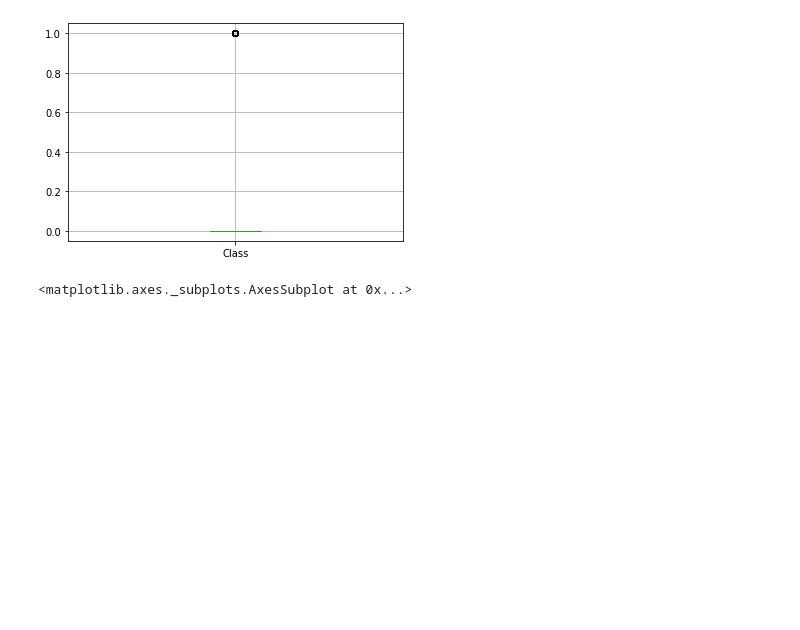
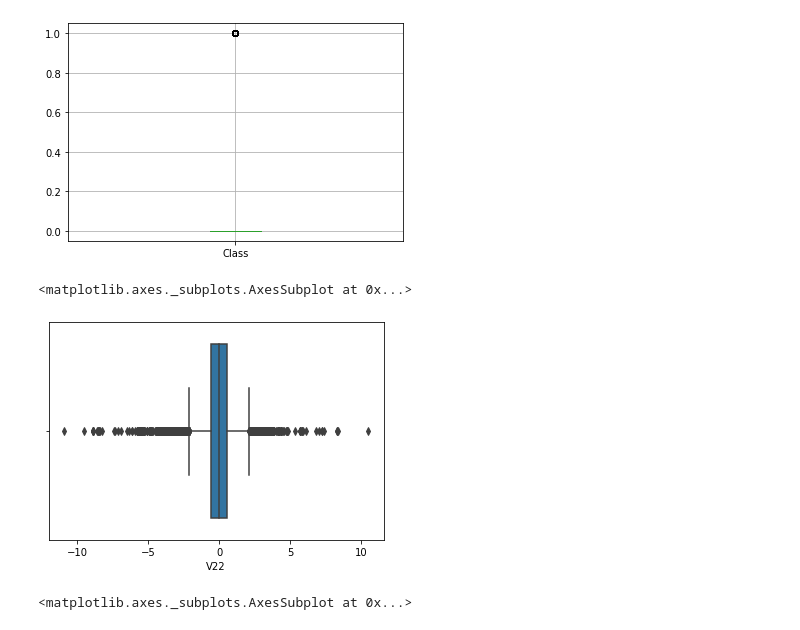
Before and after one commit to ipatel467/Credit-Card-Fraud-Detection, a Jupyter notebook: Index.ipynb, the cells around one changed output. Drawn from its saved outputs; the diff is of its cells as text; code cells hidden in the pictures; blank space fills up the shorter version.

```diff
--- a/Index.ipynb
+++ b/Index.ipynb
@@ -146,6 +154,11 @@ df.boxplot(column=['Amount']);
 df.boxplot(column=['Class']);
 # %% [output]
 [figure]
+# %%
+sns.boxplot(df['V22'])
+# %% [output]
+<matplotlib.axes._subplots.AxesSubplot at 0x...>
+[figure, added]
 # %%
 sns.boxplot(df['V24'])
 # %% [output]
```
Also changed, not shown: parts of 4 cells of this notebook.
